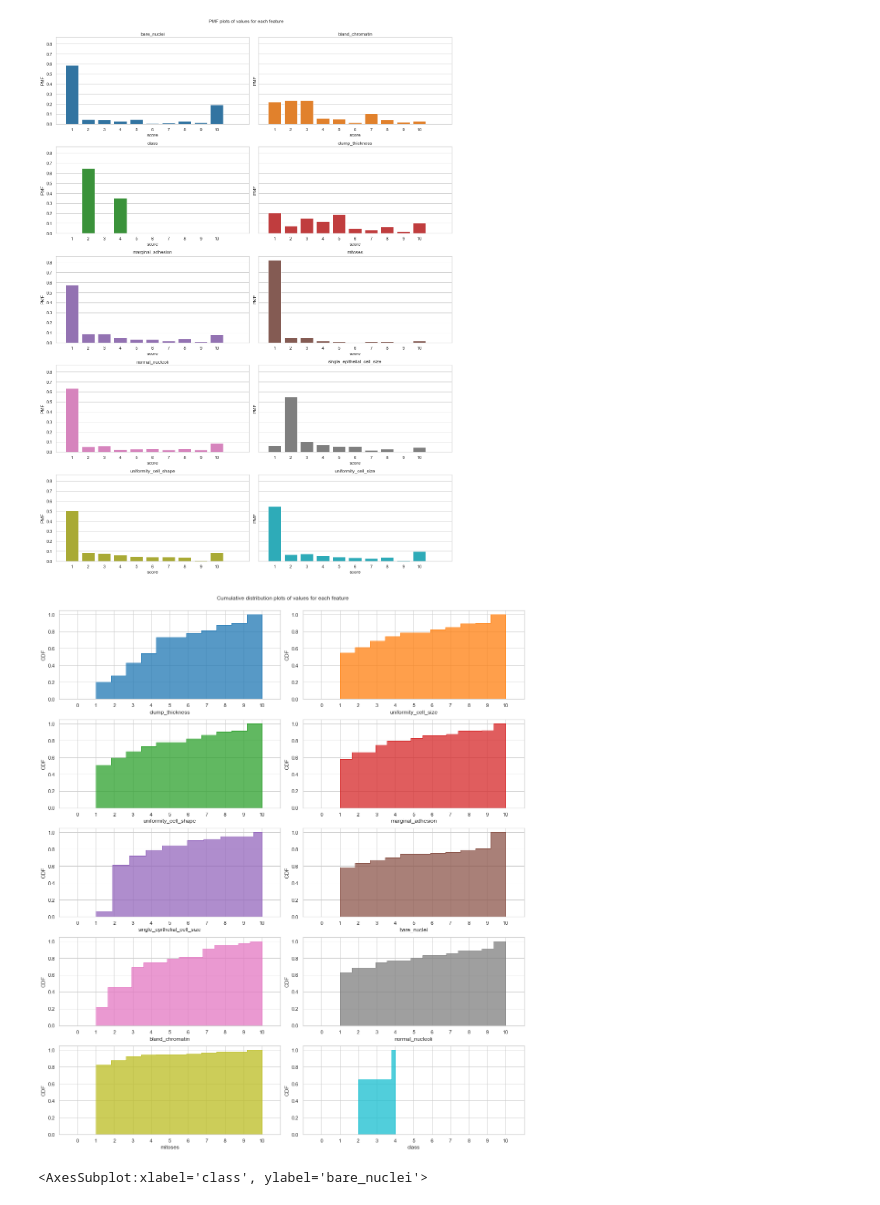
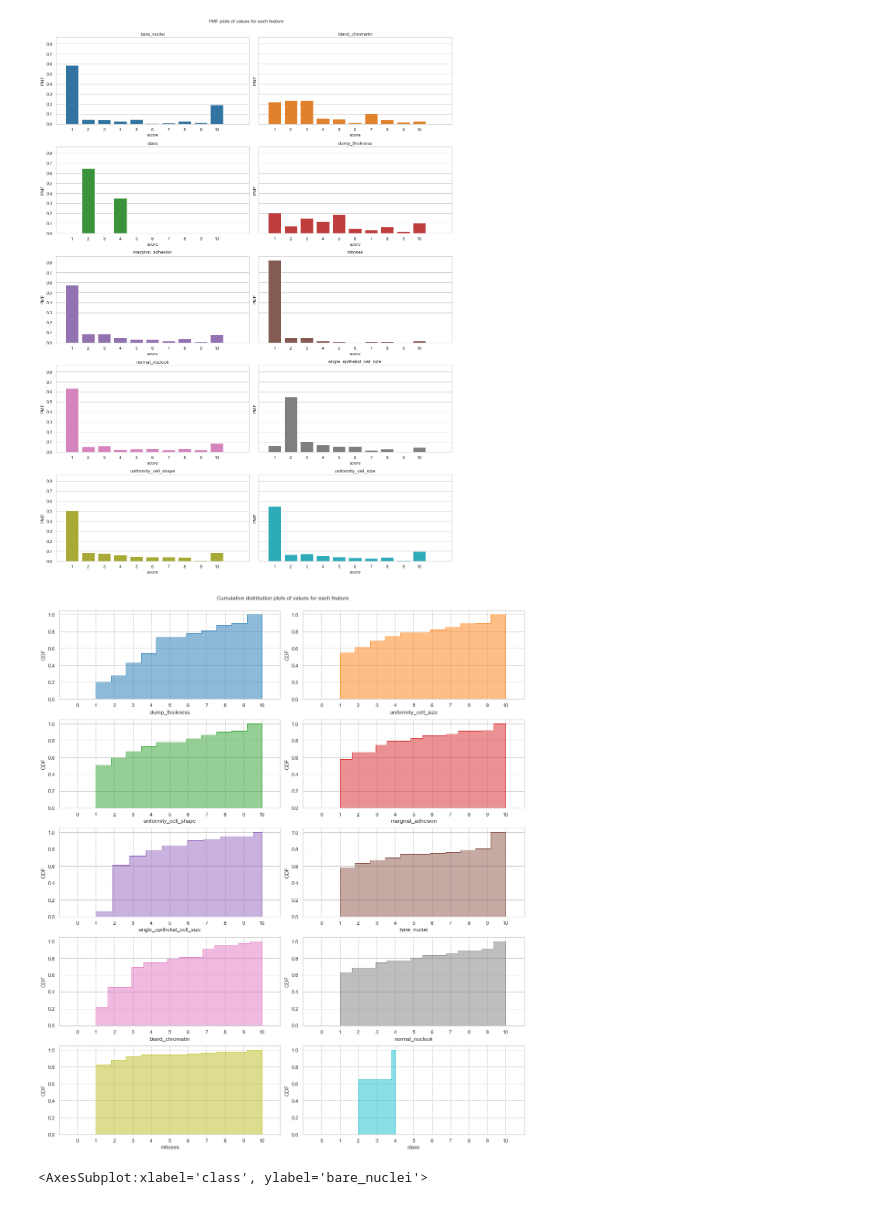
Before and after one commit to rromang/breast_cancer_classification, a Jupyter notebook: notebooks/initial.ipynb, the cells around one changed output. Saved outputs shown, nothing was run; the diff lists cells and outputs as text; code cells hidden in the pictures.

```diff
--- a/notebooks/initial.ipynb
+++ b/notebooks/initial.ipynb
@@ -230,7 +231,7 @@ colors = ['tab:blue','tab:orange','tab:green','tab:red','tab:purple','tab:brown'
     'tab:pink','tab:gray','tab:olive','tab:cyan']
 
 for i in range(len(names)):
-    sns_displot([df[str(names[i])]], ax=ax_lst[i], bins=10, color=colors[i], axlabel=names[i])
+    sns_displot([df_dropped[str(names[i])]], ax=ax_lst[i], bins=10, color=colors[i], axlabel=names[i])
 
 plt.tight_layout()
 fig.savefig('../images/exploratory_analysis/histograms.png', bbox_inches='tight',dpi=600)
@@ -240,8 +241,8 @@ plt.show()
 # %%
 #define probability mass function
 #----------------------------------------------
-def PMF(x):
-    prob = df[x].value_counts(normalize=True, sort=True)
+def PMF(data,x):
+    prob = data[x].value_counts(normalize=True, sort=True)
     # prob = prob.to_numpy()
     return prob
 # %%
@@ -258,7 +259,7 @@ Name: class, dtype: float64
 def PMF_cdistplot(x, data,ax,color,**plt_kwargs):
     sns.histplot(
     data=data, x=x, ax=ax, color=color, element="step",
-    cumulative=True, stat="density", common_norm=False,
+    cumulative=True, stat="density", alpha=0.5, common_norm=False,
 )
 # %%
 #test function for cumulative distribution plots
@@ -285,7 +286,7 @@ _
 #----------------------------------------------
 pmf_list = [] # intitiate empty list
 for i in range(len(names)): #create loop that iterates through list with column names
-    pmf = PMF(names[i])
+    pmf = PMF(df_dropped,names[i])
     pmf_list.append(pmf)
 
 pmf_df = pd.DataFrame(pmf_list) # create dataframe
@@ -341,34 +342,34 @@ plt.show()
 #----------------------------------------------
 fig, axs = plt.subplots(5,2,\
     figsize=(15,17),sharey=False, sharex=False)
 plt.subplots_adjust(wspace = 0.2, hspace = 0.2)
 plt.suptitle('Cumulative distribution plots of values for each feature', y=1)
 # plt.setp(axs, xlim=(0,10), ylim=(0,0.75), xticks=list(range(0,11)))
 ((ax1, ax2), (ax3, ax4), (ax5, ax6), (ax7, ax8), (ax9, ax10))=axs
 
-names = df.columns[1:]
+names = df_dropped.columns
 names = names.format()
 ax_lst = list(tuple(chain.from_iterable(axs)))
 
 colors = ['tab:blue','tab:orange','tab:green','tab:red','tab:purple','tab:brown',\
     'tab:pink','tab:gray','tab:olive','tab:cyan']
 
 
 for i in range(len(names)):
-    PMF_cdistplot(df[names[i]], df, ax=ax_lst[i], color=colors[i])
+    PMF_cdistplot(df_dropped[names[i]], df_dropped, ax=ax_lst[i], color=colors[i])
     # sns.barplot(x=pmf_df.score, y=pmf_df[names[i]], ax=ax_lst[i], ci=None, color=colors[i])
 
 for i, ax in zip(range(len(names)), axs.flat):
     ax.set(ylabel='CDF')
     # ax.set(xlabel=names[num])
     ax.set_xlim([-1,11])
     ax.set_xticks(list(range(0,11)))
     ax.set_xticklabels(list(range(0,11)))
     # ax.set_title(names[i])
 
 plt.tight_layout()
 fig.savefig('../images/exploratory_analysis/cdf_plots.png', bbox_inches='tight',dpi=600)
 plt.show()
 # %% [output]
-[figure, old version]
+[figure, new version]
 # %%
```
Also changed, not shown: parts of 20 cells of this notebook, 4 other files.
